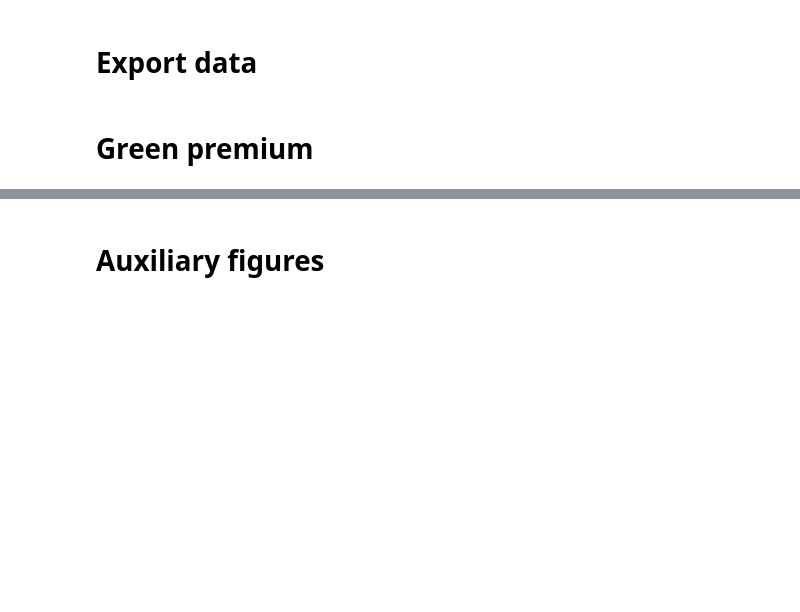
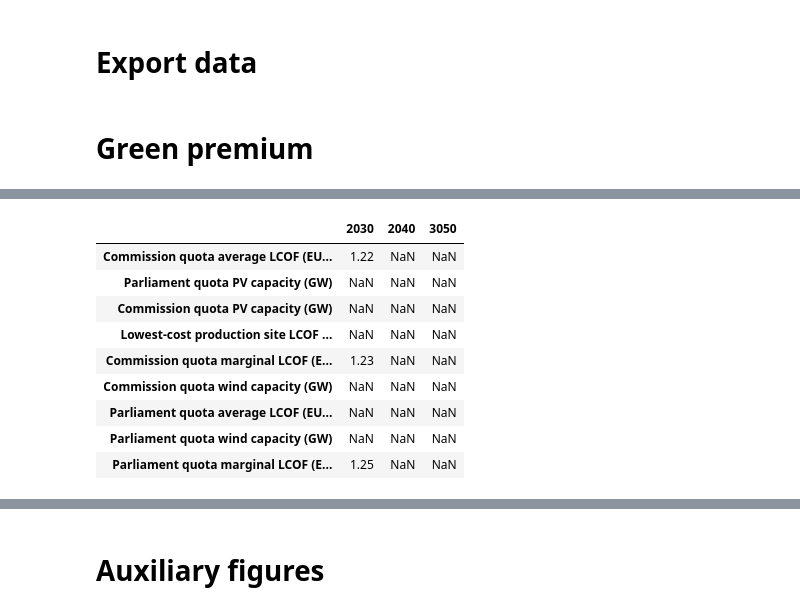
Before and after one commit to kwdseymour/EuroSAFs, a Jupyter notebook: scripts/analysis/cost_curve.ipynb, the cells around one changed output, grey strips where cells are left out. Drawn from its saved outputs; the diff is of its cells as text; code cells hidden in the pictures; blank space fills up the shorter version.

Commit message:
Add calculation of cost curve values for paper

```diff
--- a/scripts/analysis/cost_curve.ipynb
+++ b/scripts/analysis/cost_curve.ipynb
@@ -308,0 +326,13 @@ plt.savefig('../../gfx/green_premium_curve.png', bbox_inches='tight',dpi=400);
+# %%
+summary_df
+# %% [output]
+|  | 2030 | 2040 | 3050 |
+| Commission quota average LCOF (EU... | 1.22 | NaN | NaN |
+| Parliament quota PV capacity (GW) | NaN | NaN | NaN |
+| Commission quota PV capacity (GW) | NaN | NaN | NaN |
+| Lowest-cost production site LCOF ... | NaN | NaN | NaN |
+| Commission quota marginal LCOF (E... | 1.23 | NaN | NaN |
+| Commission quota wind capacity (GW) | NaN | NaN | NaN |
+| Parliament quota average LCOF (EU... | NaN | NaN | NaN |
+| Parliament quota wind capacity (GW) | NaN | NaN | NaN |
+| Parliament quota marginal LCOF (E... | 1.25 | NaN | NaN |
```
Also changed, not shown: parts of 4 cells of this notebook.
